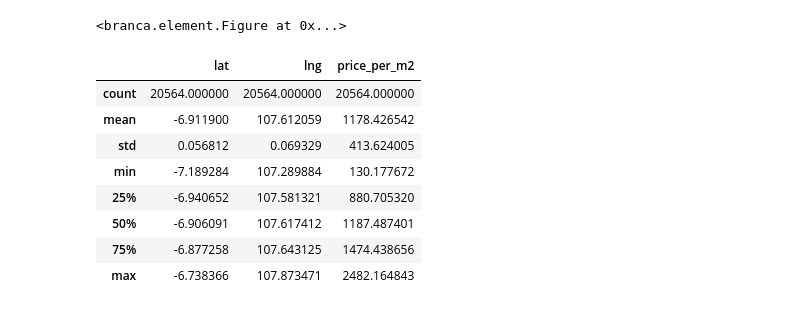
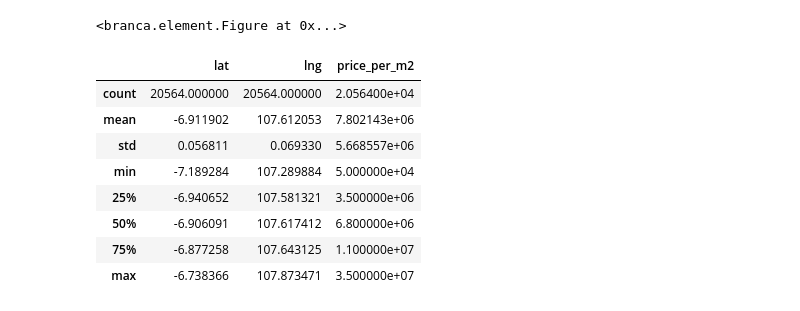
Before and after one commit to rafidamr/house-scorer, a Jupyter notebook: data_collector/wrangler-eda.ipynb, the cells around one changed output. Saved outputs shown, nothing was run; the diff lists cells and outputs as text; code cells hidden in the pictures.

```diff
--- a/data_collector/wrangler-eda.ipynb
+++ b/data_collector/wrangler-eda.ipynb
@@ -163,25 +151,24 @@ fol
 # %%
 def format_loc(loc: str):
     area = loc.split(',')[-1].strip()
     subarea = ''.join(loc.split(',')[:-1]).strip()
     return f"{area}--{subarea}".replace(" ","_").lower()
 
 traindata = df_filtered[['price_per_m2','Location']].reset_index(drop=True)
-traindata['price_per_m2'] = traindata['price_per_m2']**0.45
 traindata['Location'] = traindata['Location'].apply(format_loc)
 traindata.assign(x=[0.0]*len(traindata), y=[0.0]*len(traindata))
 traindata = traindata.reindex(columns=['Location', 'lat' ,'lng', 'price_per_m2'])
 traindata['lat'] = traindata['Location'].apply(lambda l: location_map[l][0])
 traindata['lng'] = traindata['Location'].apply(lambda l: location_map[l][1])
-traindata.to_csv("files/csv/traindata.csv")
+# traindata[['lat','lng','price_per_m2']].to_csv('files/csv/traindata.csv', index=False)
 traindata.describe()
 # %% [output]
 |  | lat | lng | price_per_m2 |
-| count | 20564.000000 | 20564.000000 | 20564.000000 |
-| mean | -6.911900 | 107.612059 | 1178.426542 |
-| std | 0.056812 | 0.069329 | 413.624005 |
-| min | -7.189284 | 107.289884 | 130.177672 |
-| 25% | -6.940652 | 107.581321 | 880.705320 |
-| 50% | -6.906091 | 107.617412 | 1187.487401 |
-| 75% | -6.877258 | 107.643125 | 1474.438656 |
-| max | -6.738366 | 107.873471 | 2482.164843 |
+| count | 20564.000000 | 20564.000000 | 2.056400e+04 |
+| mean | -6.911902 | 107.612053 | 7.802143e+06 |
+| std | 0.056811 | 0.069330 | 5.668557e+06 |
+| min | -7.189284 | 107.289884 | 5.000000e+04 |
+| 25% | -6.940652 | 107.581321 | 3.500000e+06 |
+| 50% | -6.906091 | 107.617412 | 6.800000e+06 |
+| 75% | -6.877258 | 107.643125 | 1.100000e+07 |
+| max | -6.738366 | 107.873471 | 3.500000e+07 |
```
Also changed, not shown: parts of 9 cells of this notebook, 6 other files.
